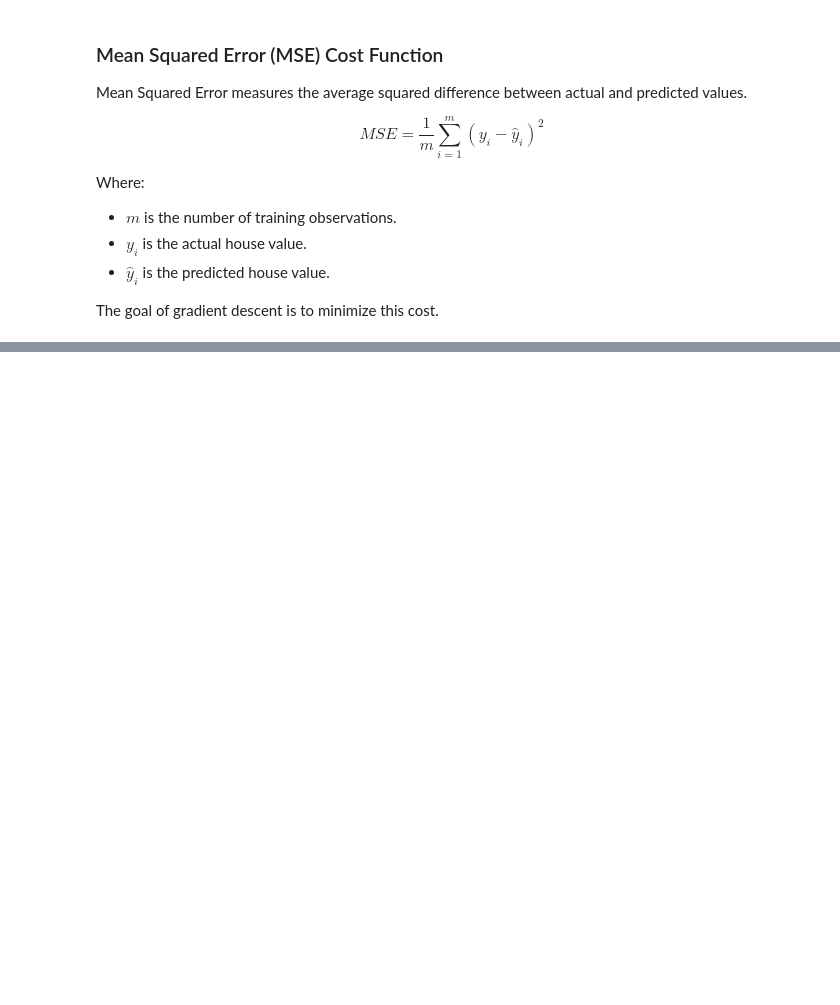
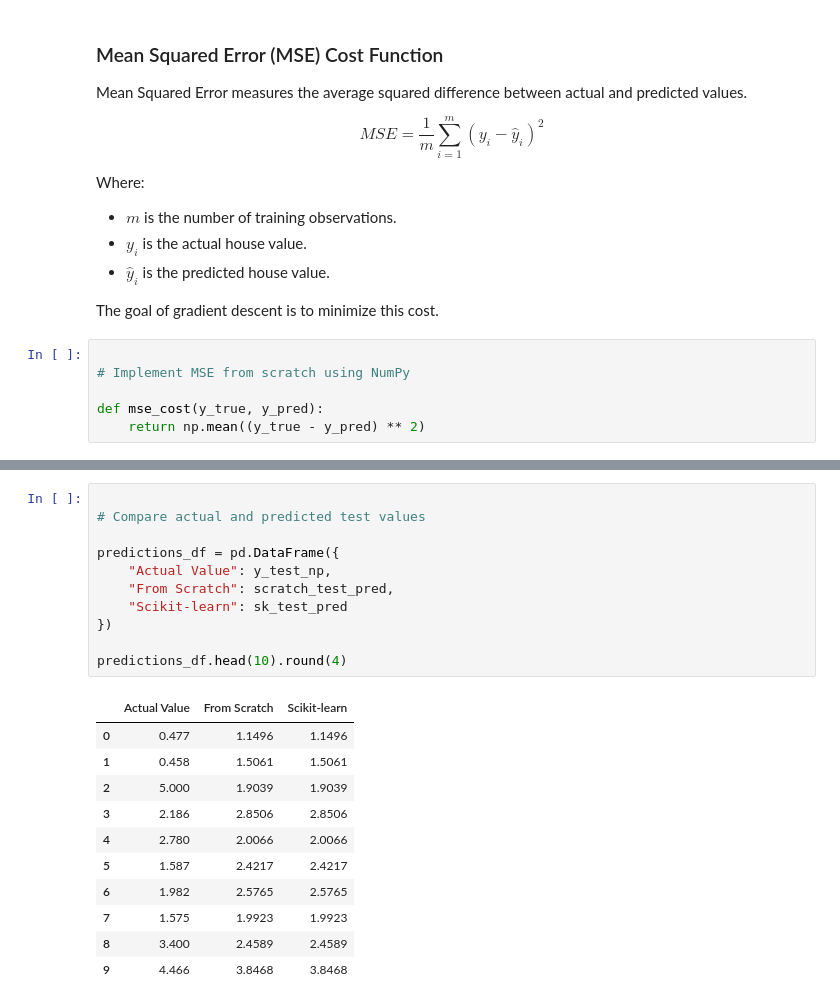
Before and after one commit to UbaidUllah777/LinearRegressionArchitecture_Workshop, a Jupyter notebook: notebooks/linear_regression.ipynb, the cells around one changed output, grey strips where cells are left out. Saved outputs shown, nothing was run; the diff lists cells and outputs as text; blank space fills up the shorter version.

```diff
--- a/notebooks/linear_regression.ipynb
+++ b/notebooks/linear_regression.ipynb
@@ -249,3 +249,9 @@ Where:
 - $\hat{y}_i$ is the predicted house value.
 
 The goal of gradient descent is to minimize this cost.
+# %%
+
+# Implement MSE from scratch using NumPy
+
+def mse_cost(y_true, y_pred):
+    return np.mean((y_true - y_pred) ** 2)
@@ -251,0 +670,23 @@ The goal of gradient descent is to minimize this cost.
+# %%
+
+# Compare actual and predicted test values
+
+predictions_df = pd.DataFrame({
+    "Actual Value": y_test_np,
+    "From Scratch": scratch_test_pred,
+    "Scikit-learn": sk_test_pred
+})
+
+predictions_df.head(10).round(4)
+# %% [output]
+|  | Actual Value | From Scratch | Scikit-learn |
+| 0 | 0.477 | 1.1496 | 1.1496 |
+| 1 | 0.458 | 1.5061 | 1.5061 |
+| 2 | 5.000 | 1.9039 | 1.9039 |
+| 3 | 2.186 | 2.8506 | 2.8506 |
+| 4 | 2.780 | 2.0066 | 2.0066 |
+| 5 | 1.587 | 2.4217 | 2.4217 |
+| 6 | 1.982 | 2.5765 | 2.5765 |
+| 7 | 1.575 | 1.9923 | 1.9923 |
+| 8 | 3.400 | 2.4589 | 2.4589 |
+| 9 | 4.466 | 3.8468 | 3.8468 |
```
Also changed, not shown: parts of 25 cells of this notebook.
